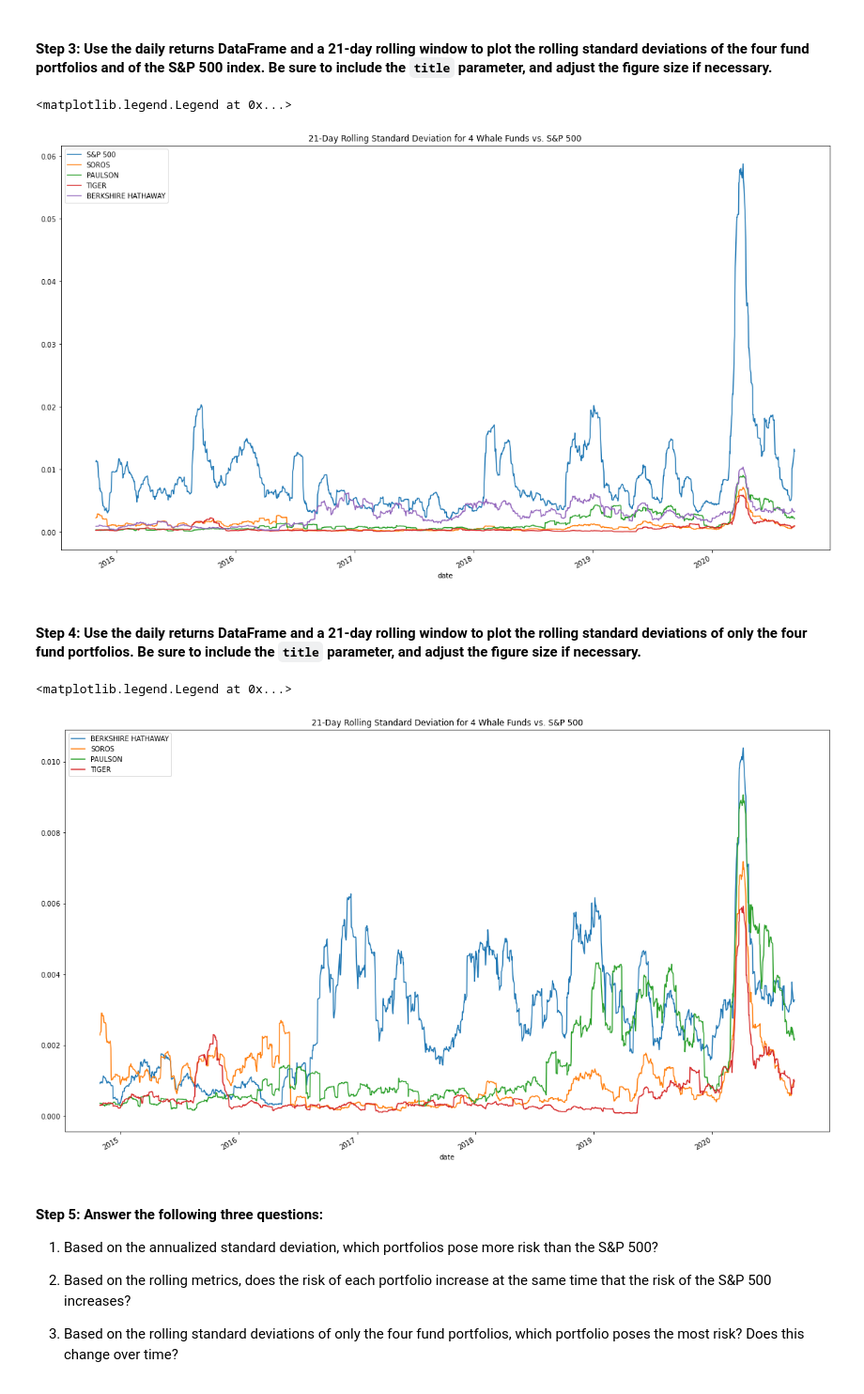
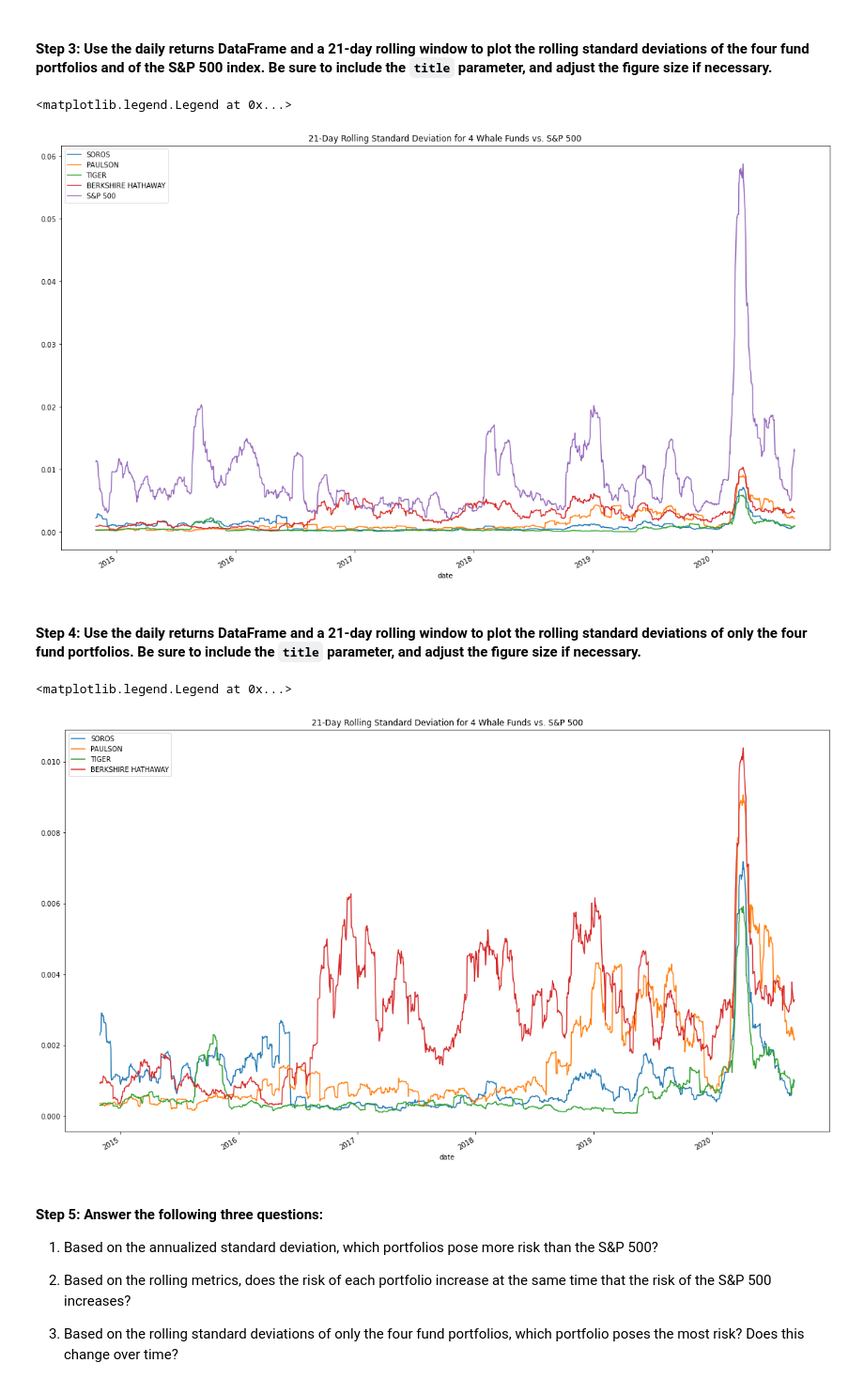
Before and after one commit to jasonbucks/Module_4, a Jupyter notebook: risk_return_analysis.ipynb, the cells around one changed output. Shown at 94% size. Drawn from its saved outputs; the diff is of its cells as text; code cells hidden in the pictures.

```diff
--- a/risk_return_analysis.ipynb
+++ b/risk_return_analysis.ipynb
@@ -276,30 +277,30 @@ dtype: float64
 # Using the daily returns DataFrame and a 21-day rolling window,
 # plot the rolling standard deviation of the 4 portfolios and the S&P 500
 # Include a title parameter and adjust the figure size
-ax = daily_returns_df['S&P 500'].rolling(window=21).std().plot(
+ax = daily_returns_df['SOROS FUND MANAGEMENT LLC'].rolling(window=21).std().plot(
     figsize=(20, 12), title="21-Day Rolling Standard Deviation for 4 Whale Funds vs. S&P 500")
-daily_returns_df['SOROS FUND MANAGEMENT LLC'].rolling(window=21).std().plot(ax=ax)
 daily_returns_df['PAULSON & CO.INC.'].rolling(window=21).std().plot(ax=ax)
 daily_returns_df['TIGER GLOBAL MANAGEMENT LLC'].rolling(window=21).std().plot(ax=ax)
 daily_returns_df['BERKSHIRE HATHAWAY INC'].rolling(window=21).std().plot(ax=ax)
-ax.legend(['S&P 500', 'SOROS', 'PAULSON', 'TIGER', 'BERKSHIRE HATHAWAY'])
+daily_returns_df['S&P 500'].rolling(window=21).std().plot(ax=ax)
+ax.legend(['SOROS', 'PAULSON', 'TIGER', 'BERKSHIRE HATHAWAY', 'S&P 500'])
 # %% [output]
 <matplotlib.legend.Legend at 0x...>
-[figure, old version]
+[figure, new version]
 # %% [markdown]
 #### Step 4: Use the daily returns DataFrame and a 21-day rolling window to plot the rolling standard deviations of only the four fund portfolios. Be sure to include the `title` parameter, and adjust the figure size if necessary.
 # %%
 # Using the daily return data and a 21-day rolling window, plot the rolling standard deviation of just the 4 portfolios.
 # Include a title parameter and adjust the figure size
-ax = daily_returns_df['BERKSHIRE HATHAWAY INC'].rolling(window=21).std().plot(
+ax = daily_returns_df['SOROS FUND MANAGEMENT LLC'].rolling(window=21).std().plot(
     figsize=(20, 12), title="21-Day Rolling Standard Deviation for 4 Whale Funds vs. S&P 500")
-daily_returns_df['SOROS FUND MANAGEMENT LLC'].rolling(window=21).std().plot(ax=ax)
 daily_returns_df['PAULSON & CO.INC.'].rolling(window=21).std().plot(ax=ax)
 daily_returns_df['TIGER GLOBAL MANAGEMENT LLC'].rolling(window=21).std().plot(ax=ax)
-ax.legend(['BERKSHIRE HATHAWAY', 'SOROS', 'PAULSON', 'TIGER'])
+daily_returns_df['BERKSHIRE HATHAWAY INC'].rolling(window=21).std().plot(ax=ax)
+ax.legend(['SOROS', 'PAULSON', 'TIGER', 'BERKSHIRE HATHAWAY'])
 # %% [output]
 <matplotlib.legend.Legend at 0x...>
-[figure, old version]
+[figure, new version]
 # %% [markdown]
 #### Step 5: Answer the following three questions:
 
```
Also changed, not shown: parts of 23 cells of this notebook, 6 other files.
